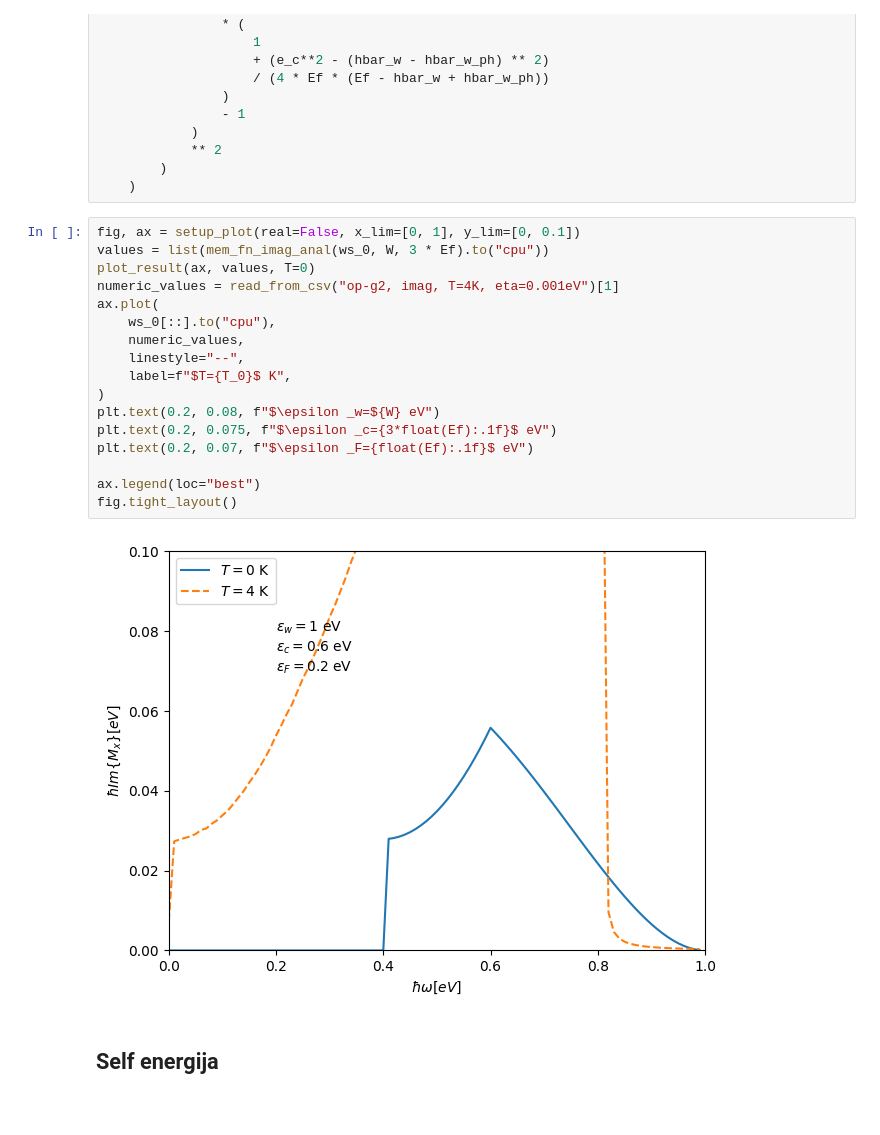
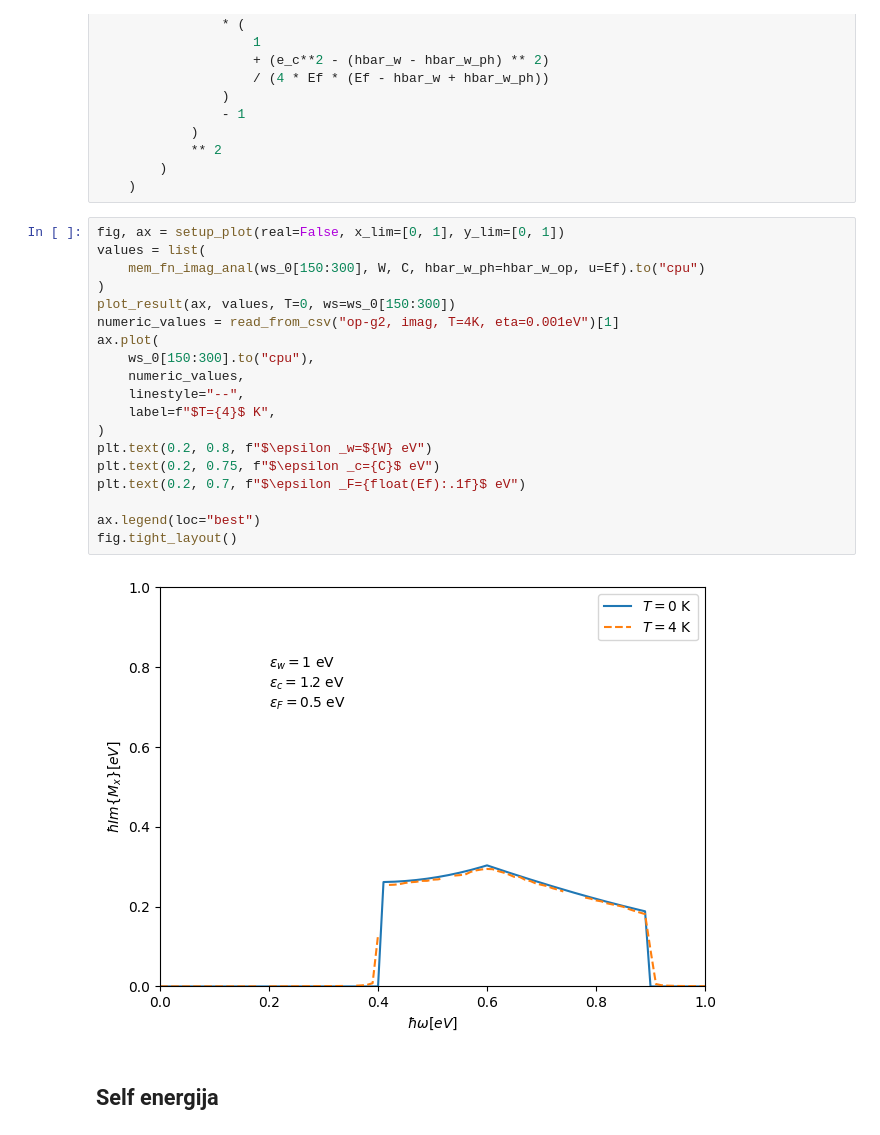
Before and after one commit to ppapac/24112024_memfn, a Jupyter notebook: MemoryDirac3D_usingTQ_020626_cutoff_cpl_i_selfenergy.ipynb, the cells around one changed output. Drawn from its saved outputs; the diff is of its cells as text.

```diff
--- a/MemoryDirac3D_usingTQ_020626_cutoff_cpl_i_selfenergy.ipynb
+++ b/MemoryDirac3D_usingTQ_020626_cutoff_cpl_i_selfenergy.ipynb
@@ -369,24 +372,26 @@ def mem_fn_imag_anal(hbar_w, e_w, e_c, hbar_w_ph=hbar_w_op, u=Ef):
         )
     )
 # %%
-fig, ax = setup_plot(real=False, x_lim=[0, 1], y_lim=[0, 0.1])
-values = list(mem_fn_imag_anal(ws_0, W, 3 * Ef).to("cpu"))
-plot_result(ax, values, T=0)
+fig, ax = setup_plot(real=False, x_lim=[0, 1], y_lim=[0, 1])
+values = list(
+    mem_fn_imag_anal(ws_0[150:300], W, C, hbar_w_ph=hbar_w_op, u=Ef).to("cpu")
+)
+plot_result(ax, values, T=0, ws=ws_0[150:300])
 numeric_values = read_from_csv("op-g2, imag, T=4K, eta=0.001eV")[1]
 ax.plot(
-    ws_0[::].to("cpu"),
+    ws_0[150:300].to("cpu"),
     numeric_values,
     linestyle="--",
-    label=f"$T={T_0}$ K",
+    label=f"$T={4}$ K",
 )
-plt.text(0.2, 0.08, f"$\epsilon _w=${W} eV")
-plt.text(0.2, 0.075, f"$\epsilon _c={3*float(Ef):.1f}$ eV")
-plt.text(0.2, 0.07, f"$\epsilon _F={float(Ef):.1f}$ eV")
+plt.text(0.2, 0.8, f"$\epsilon _w=${W} eV")
+plt.text(0.2, 0.75, f"$\epsilon _c={C}$ eV")
+plt.text(0.2, 0.7, f"$\epsilon _F={float(Ef):.1f}$ eV")
 
 ax.legend(loc="best")
 fig.tight_layout()
 # %% [output]
-[figure, old version]
+[figure, new version]
 # %% [markdown]
 ## Self energija
 # %% [markdown]
```
Also changed, not shown: parts of 10 cells of this notebook, 6 other files.
